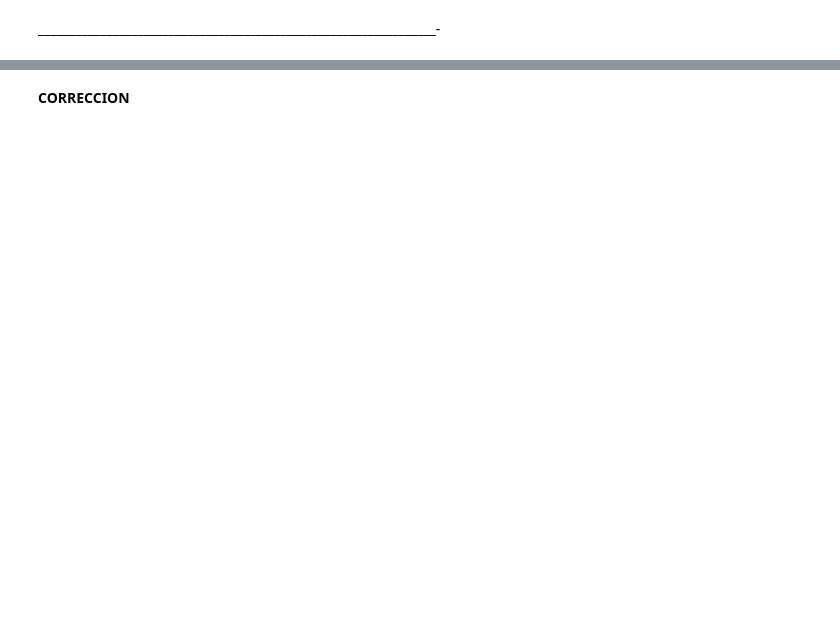
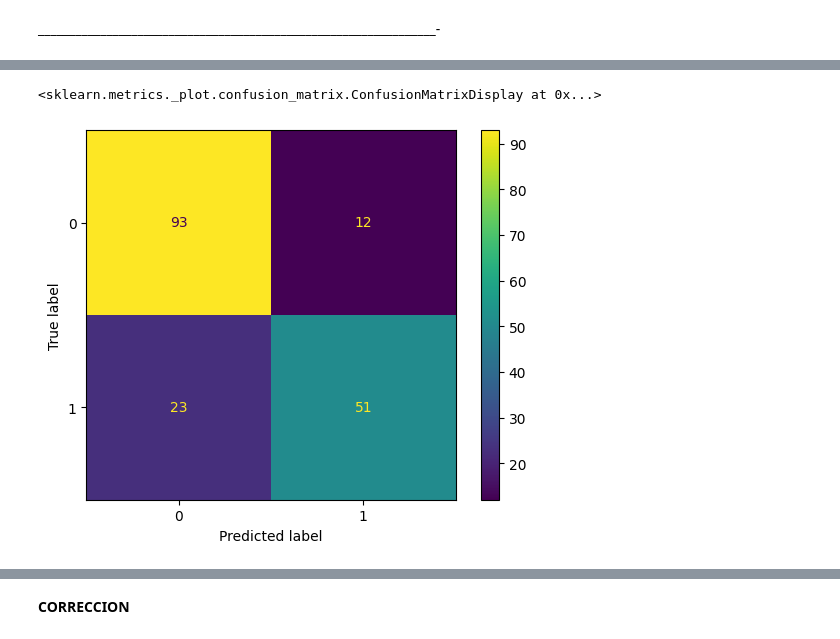
Before and after one commit to rebecaprg/DS-Online-Rebeca-Prior, a Jupyter notebook: 05_Deep_Learning/Sprint_15/Unidad_01_DL_Introduccion/03_Practica_Obligatoria/18_Practica_Obligatoria_Introduccion_Deep_Learning_correccion.ipynb, the cells around one changed output, grey strips where cells are left out. Drawn from its saved outputs; the diff is of its cells as text; code cells hidden in the pictures; blank space fills up the shorter version.

```diff
--- a/05_Deep_Learning/Sprint_15/Unidad_01_DL_Introduccion/03_Practica_Obligatoria/18_Practica_Obligatoria_Introduccion_Deep_Learning_correccion.ipynb
+++ b/05_Deep_Learning/Sprint_15/Unidad_01_DL_Introduccion/03_Practica_Obligatoria/18_Practica_Obligatoria_Introduccion_Deep_Learning_correccion.ipynb
@@ -159,0 +383,8 @@ train_set, test_set = train_test_split(df, test_size = 0.2, random_state = 42)
+# %%
+rf_clf = Pipeline([("preprocesado", preprocessing),
+                   ("modelo", RandomForestClassifier(random_state= 42))
+                  ])
+
+dl_clf = Pipeline([("preprocesado", preprocessing),
+                   ("modelo", MLPClassifier(max_iter= 5000, random_state= 42, batch_size= 32)) # max_iter es el número de epochs.
+                  ])
@@ -159,0 +405,18 @@ train_set, test_set = train_test_split(df, test_size = 0.2, random_state = 42)
+# %%
+from sklearn.model_selection import train_test_split, GridSearchCV
+
+parameter_space = {
+    'modelo__n_estimators': [100, 200, 400],
+    'modelo__max_depth': [None,2,4,10],
+    'modelo__min_samples_leaf': [1,5,10,20,40],
+    'modelo__max_features': ["sqrt","log2", len(X_train.columns)//2, None],
+    "modelo__class_weight": [None,"balanced"]
+}
+
+num_experiments = np.prod([len(rangos) for rangos in parameter_space.values()])
+print(f"Vamos a probar {num_experiments} combinaciones de hiperparámetros")
+
+clf = GridSearchCV(rf_clf,
+                   parameter_space,
+                   cv=3,
+                   scoring = "balanced_accuracy")
@@ -159,0 +431,2 @@ train_set, test_set = train_test_split(df, test_size = 0.2, random_state = 42)
+# %%
+clf.fit(train_set, y_train) # Importante no fitteamos a X_train sino al dataset original de train
@@ -159,0 +511,4 @@ train_set, test_set = train_test_split(df, test_size = 0.2, random_state = 42)
+# %%
+t_zero = time()
+clf.best_estimator_.fit(train_set,y_train)
+tiempo_rf = time() - t_zero
@@ -159,0 +825,7 @@ train_set, test_set = train_test_split(df, test_size = 0.2, random_state = 42)
+# %%
+from sklearn.metrics import ConfusionMatrixDisplay
+
+ConfusionMatrixDisplay.from_predictions(y_test, clf.predict(test_set))
+# %% [output]
+<sklearn.metrics._plot.confusion_matrix.ConfusionMatrixDisplay at 0x...>
+[figure, added]
```
Also changed, not shown: parts of 117 cells of this notebook, 4 other files.
